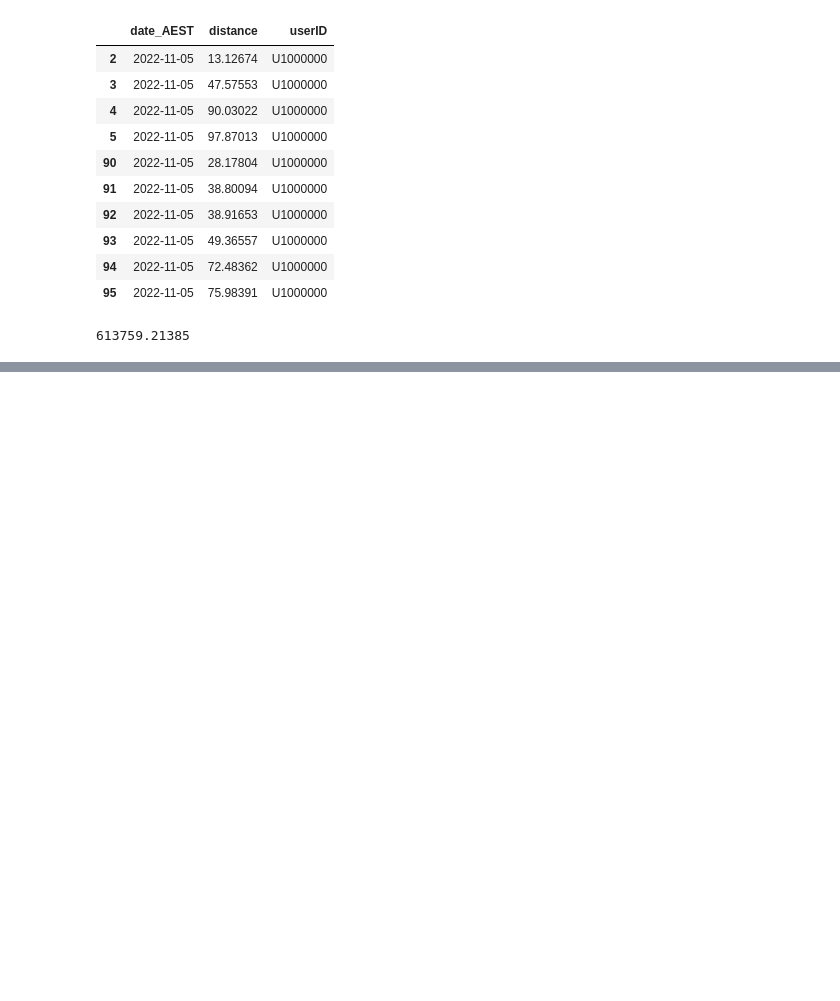
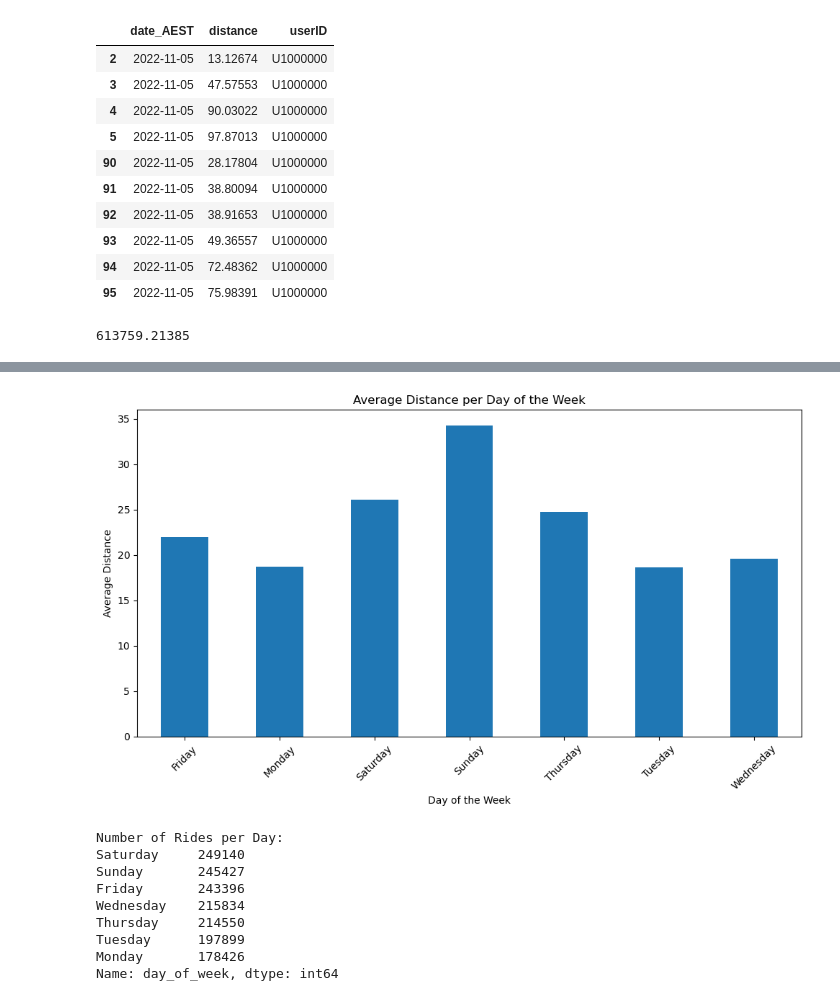
Before and after one commit to saru29/data-analysis, a Jupyter notebook: Trimester_1_2023/Project 15 User Ranking Engagement/Analysis.ipynb, the cells around one changed output, grey strips where cells are left out. Saved outputs shown, nothing was run; the diff lists cells and outputs as text; code cells hidden in the pictures; blank space fills up the shorter version.

```diff
--- a/Trimester_1_2023/Project 15 User Ranking Engagement/Analysis.ipynb
+++ b/Trimester_1_2023/Project 15 User Ranking Engagement/Analysis.ipynb
@@ -109,0 +185,32 @@ print(dis)
+# %%
+# Extract the day of the week from the date
+df['day_of_week'] = df['date_AEST'].dt.day_name()
+
+# Calculate metrics per day of the week
+average_distance_per_day = df.groupby('day_of_week')['distance'].mean()
+rides_per_day = df['day_of_week'].value_counts()
+# %%
+# Plotting the average distance per day
+plt.figure(figsize=(10, 6))
+average_distance_per_day.plot(kind='bar')
+plt.xlabel('Day of the Week')
+plt.ylabel('Average Distance')
+plt.title('Average Distance per Day of the Week')
+plt.xticks(rotation=45)
+plt.tight_layout()
+plt.show()
+
+# Displaying the number of rides per day
+print("Number of Rides per Day:")
+print(rides_per_day)
+# %% [output]
+[figure, added]
+Number of Rides per Day:
+Saturday     249140
+Sunday       245427
+Friday       243396
+Wednesday    215834
+Thursday     214550
+Tuesday      197899
+Monday       178426
+Name: day_of_week, dtype: int64
```
Also changed, not shown: parts of 8 cells of this notebook, 1 other file.
